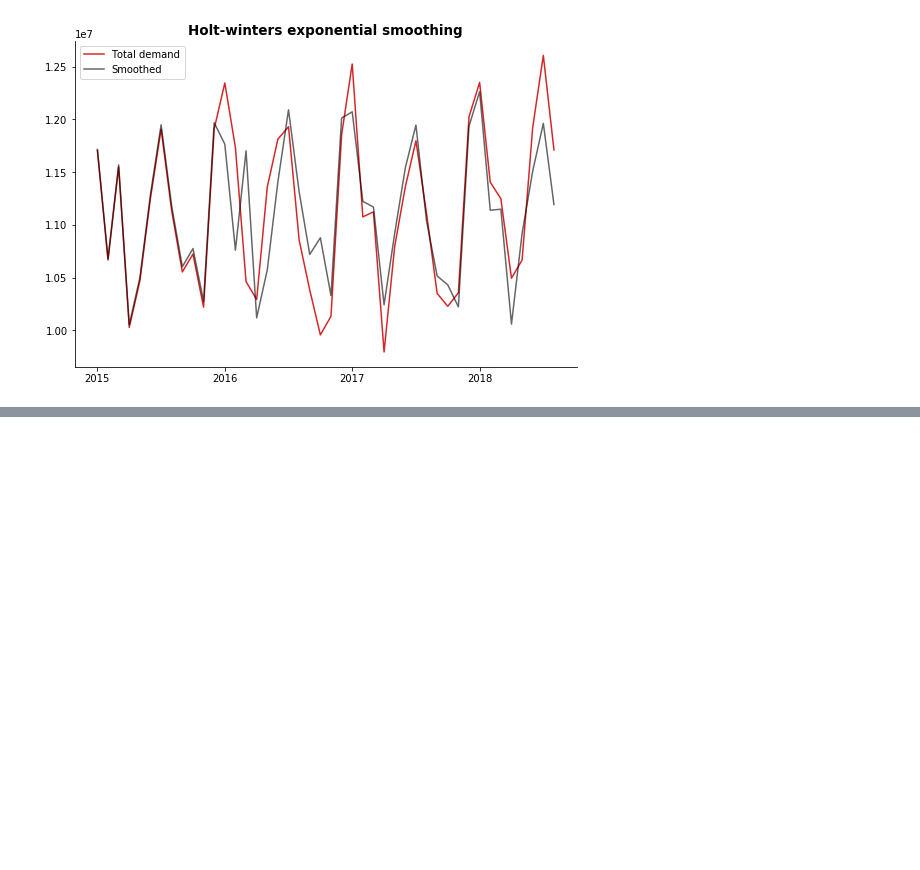
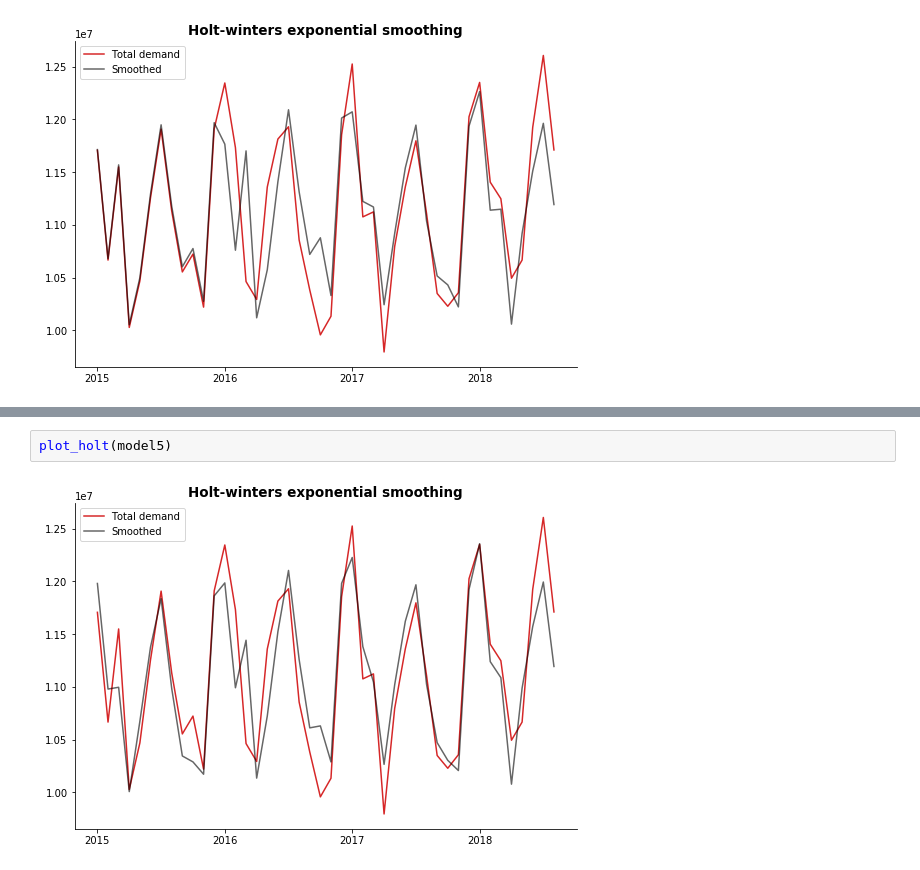
Before and after one commit to MauricioClerici/series-temporales-lab1, a Jupyter notebook: Lab2-Mauricio-Clerici.ipynb, the cells around one changed output, grey strips where cells are left out. Cells and saved outputs as stored; diff of their text form; blank space fills up the shorter version.

```diff
--- a/Lab2-Mauricio-Clerici.ipynb
+++ b/Lab2-Mauricio-Clerici.ipynb
@@ -200 +226,5 @@ plot_holt(model3)
+# %%
+plot_holt(model5)
+# %% [output]
+[figure, added]
 # %% [markdown]
```
Also changed, not shown: parts of 7 cells of this notebook.
